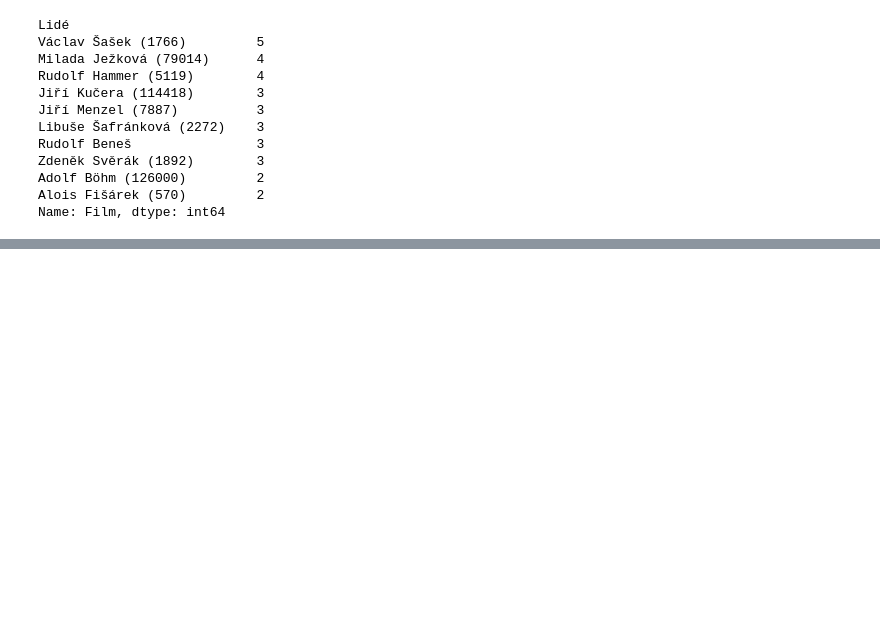
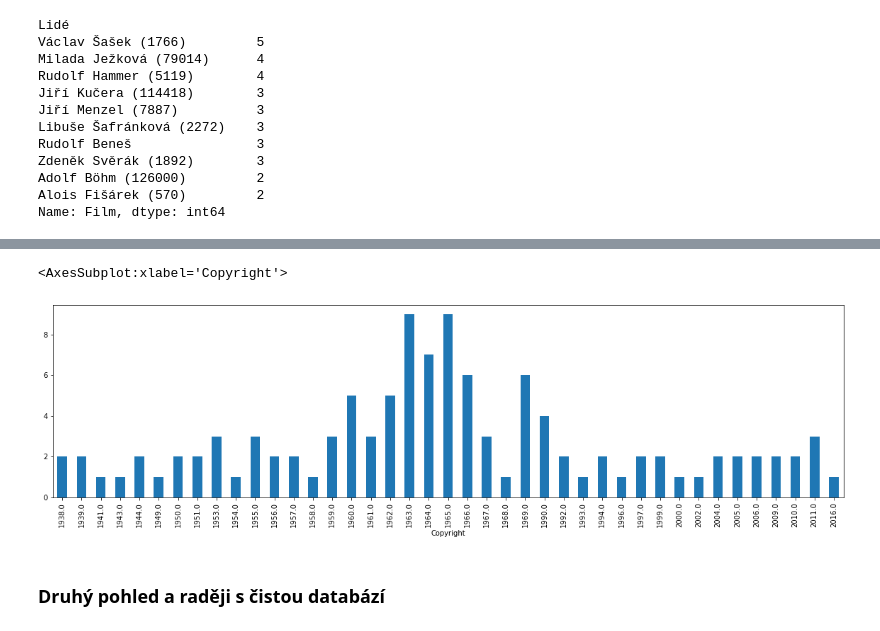
Before and after one commit to DataRozhlas/filmovy-prehled, a Jupyter notebook: 903 tvůrcovstvo aka Král Vávra.ipynb, the cells around one changed output, grey strips where cells are left out. Drawn from its saved outputs; the diff is of its cells as text; code cells hidden in the pictures; blank space fills up the shorter version.

```diff
--- a/903 tvůrcovstvo aka Král Vávra.ipynb
+++ b/903 tvůrcovstvo aka Král Vávra.ipynb
@@ -742,0 +793,5 @@ Name: Film, dtype: int64
+# %%
+lide = persony[persony["Osoba"] == "fyzická"]["Jméno"].to_list()
+# %%
+mrtvi = persony[(persony["Rok úmrtí"] < 1990) | persony["Rok úmrtí"].isnull()]["Jméno"].to_list()
+mrtvi
@@ -742,0 +816,9 @@ Name: Film, dtype: int64
+# %%
+lide_prednormalizacniho_filmu = df[(df["Copyright"] < 1972)]["Lidé"].explode("Lidé").drop_duplicates().to_list()
+lide_postnormalizacniho_filmu = df[(df["Copyright"] > 1989)]["Lidé"].explode("Lidé").drop_duplicates().to_list()
+lide_nenormalizacniho_filmu = [x for x in lide_prednormalizacniho_filmu if x in lide_postnormalizacniho_filmu]
+# %%
+nemohli_natacet = [x for x in lide_nenormalizacniho_filmu if x not in lide_normalizacniho_filmu]
+nemohli_natacet = [x for x in nemohli_natacet if x in lide]
+nemohli_natacet = [x for x in nemohli_natacet if x not in mrtvi]
+nemohli_natacet
@@ -742,0 +908,7 @@ Name: Film, dtype: int64
+# %%
+rezie[rezie["Režie"].isin(nemohli_natacet)].groupby("Copyright")["Film"].nunique().plot.bar(figsize=(20,5))
+# %% [output]
+<AxesSubplot:xlabel='Copyright'>
+[figure, added]
+# %% [markdown]
+### Druhý pohled a raději s čistou databází
```
Also changed, not shown: parts of 25 cells of this notebook, 13 other files.
